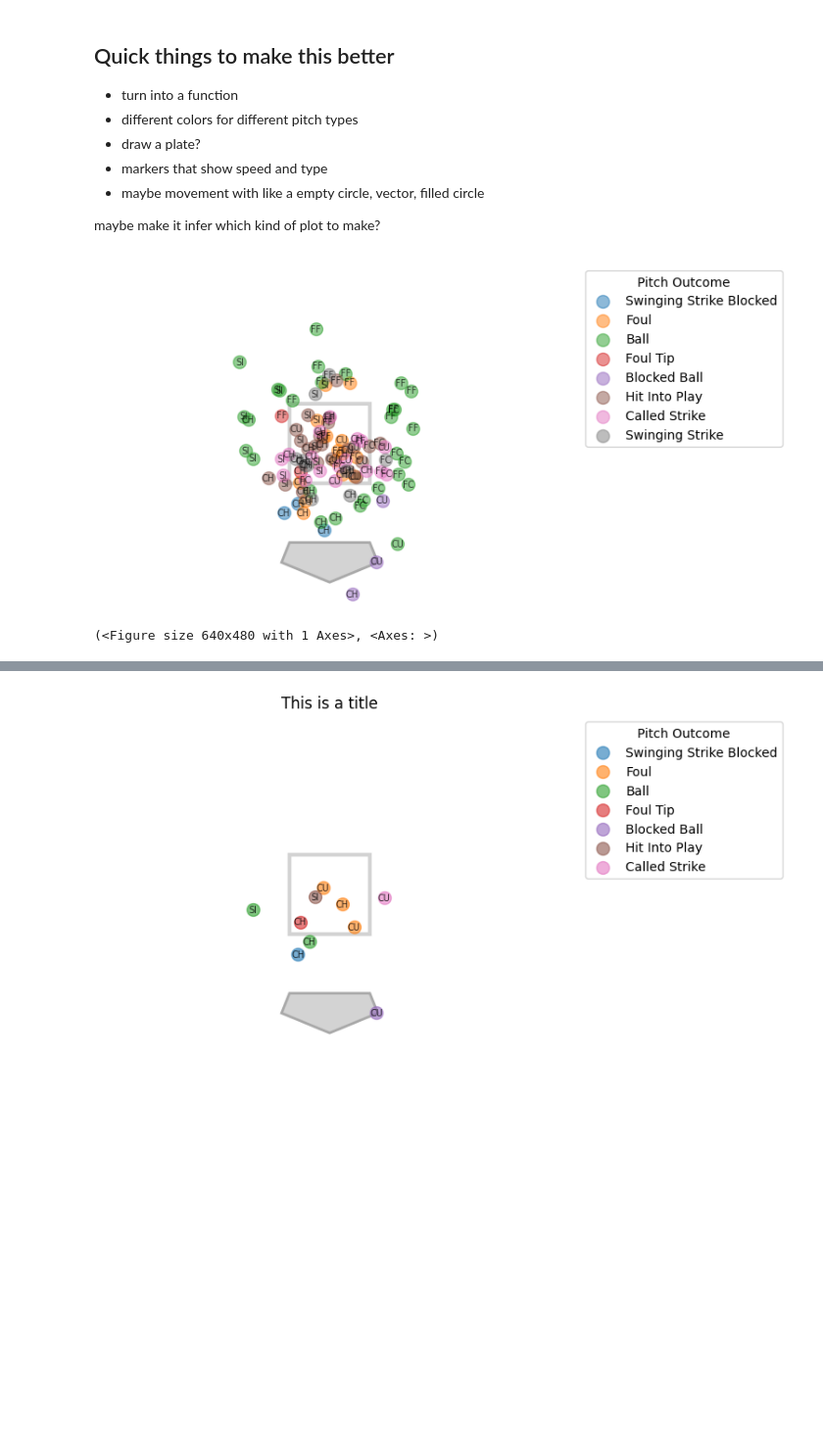
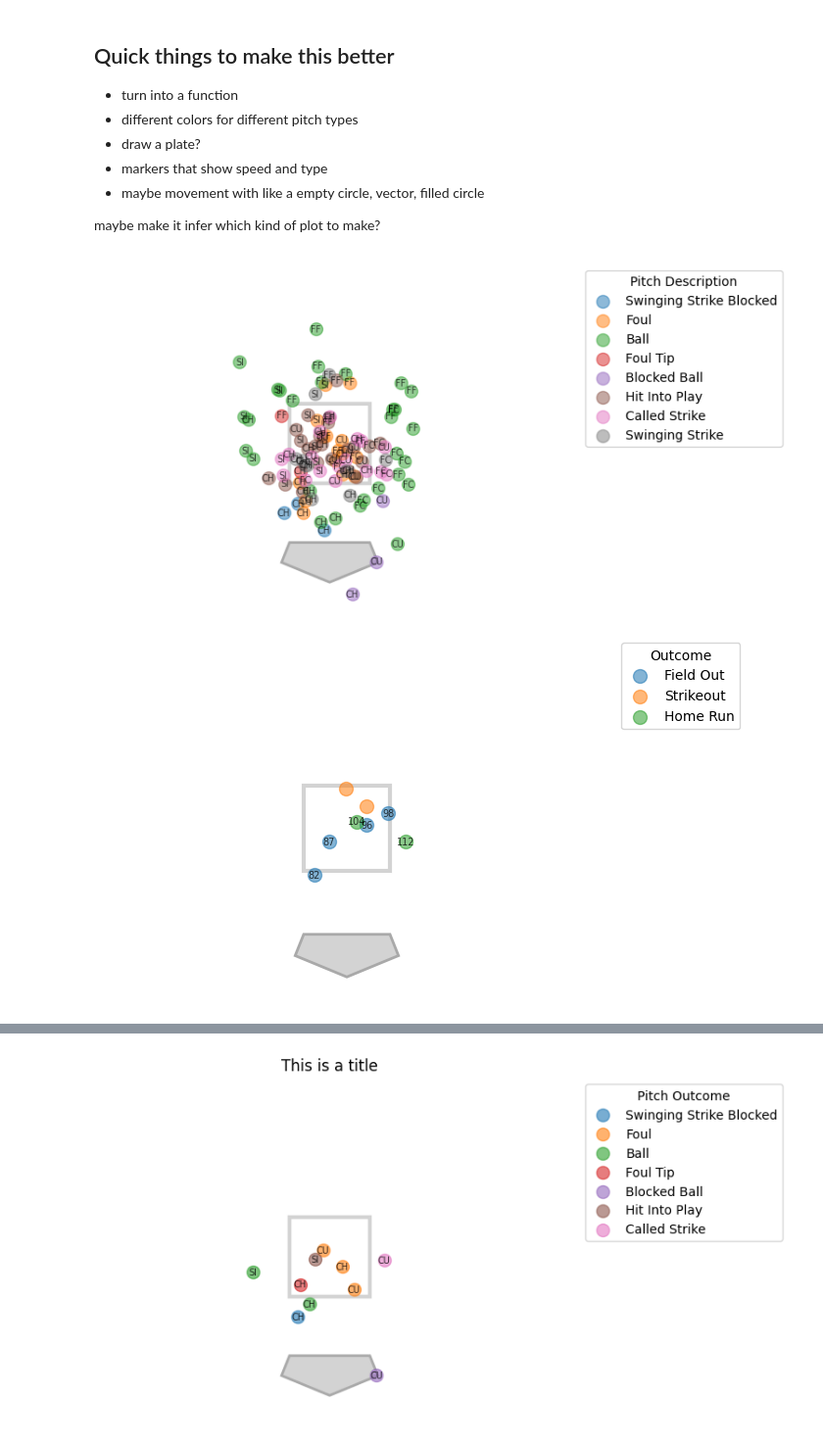
Before and after one commit to nicholson2208/three-true-outcomes, a Jupyter notebook: plotting.ipynb, the cells around one changed output, grey strips where cells are left out. Shown at 98% size. Drawn from its saved outputs; the diff is of its cells as text; code cells hidden in the pictures; blank space fills up the shorter version.

Commit message:
added events to the plotting func

```diff
--- a/plotting.ipynb
+++ b/plotting.ipynb
@@ -200,7 +200,7 @@ plt.show()
 
 maybe make it infer which kind of plot to make?
 # %%
-def plot_strike_zone(pitch_df: pd.DataFrame, title: str = '', colorby: str = 'pitch_type', annotation: str = None):
+def plot_strike_zone(pitch_df: pd.DataFrame, title: str = '', colorby: str = 'pitch_type', annotation: str = None) -> None:
     """
     Produces a pitches overlaid on a strike zone using statcast data
 
@@ -263,12 +263,26 @@ def plot_strike_zone(pitch_df: pd.DataFrame, title: str = '', colorby: str = 'pi
         color_label = 'desc'
 
         if not legend_title:
-            legend_title = 'Pitch Outcome'
+            legend_title = 'Pitch Description'
     elif colorby == 'pitcher':
         color_label = 'player_name'
 
         if not legend_title:
             legend_title = 'Pitcher'
+
+    elif colorby == "events":
+        # only things where something happened
+        sub_data = sub_data[sub_data['events'].notna()]
+        sub_data['event'] = sub_data['events'].str.replace('_', ' ').str.title()
+        color_label = 'event'
+
+        if not legend_title:
+            legend_title = 'Outcome'
+
+    else:
+        color_label = colorby
+        if not legend_title:
+            legend_title = colorby
 
     scatters = []
 
@@ -287,9 +301,10 @@ def plot_strike_zone(pitch_df: pd.DataFrame, title: str = '', colorby: str = 'pi
         if annotation:
             for i, pitch_coord in zip(color_sub_data.index, zip(color_sub_data["plate_x"], color_sub_data['plate_z'])):
                 label_formatted = color_sub_data.loc[i, annotation]
+                label_formatted = label_formatted if not pd.isna(label_formatted) else ""
 
-                if annotation in ["release_speed", "effective_speed", "launch_speed"]:
-                    label_formatted = "{:.0f}".format(label_formatted) if not pd.isna(label_formatted) else ""
+                if annotation in ["release_speed", "effective_speed", "launch_speed"] and label_formatted != "":
+                    label_formatted = "{:.0f}".format(label_formatted)
 
                 ax.annotate(label_formatted,
                             pitch_coord,
@@ -307,11 +322,13 @@ def plot_strike_zone(pitch_df: pd.DataFrame, title: str = '', colorby: str = 'pi
     plt.title(title)
 
     plt.show()
-    return fig, ax
 # %%
 all_pitches = df[df["pitcher"] == 607259]
 
 plot_strike_zone(all_pitches, colorby = 'description', annotation = "pitch_type")
 # %% [output]
-[figure, old version]
+[figure, new version]
-(<Figure size 640x480 with 1 Axes>, <Axes: >)
+# %%
+plot_strike_zone(df.iloc[:20], colorby = 'events', annotation = "launch_speed")
+# %% [output]
+[figure, added]
```
Also changed, not shown: parts of 2 cells of this notebook.
